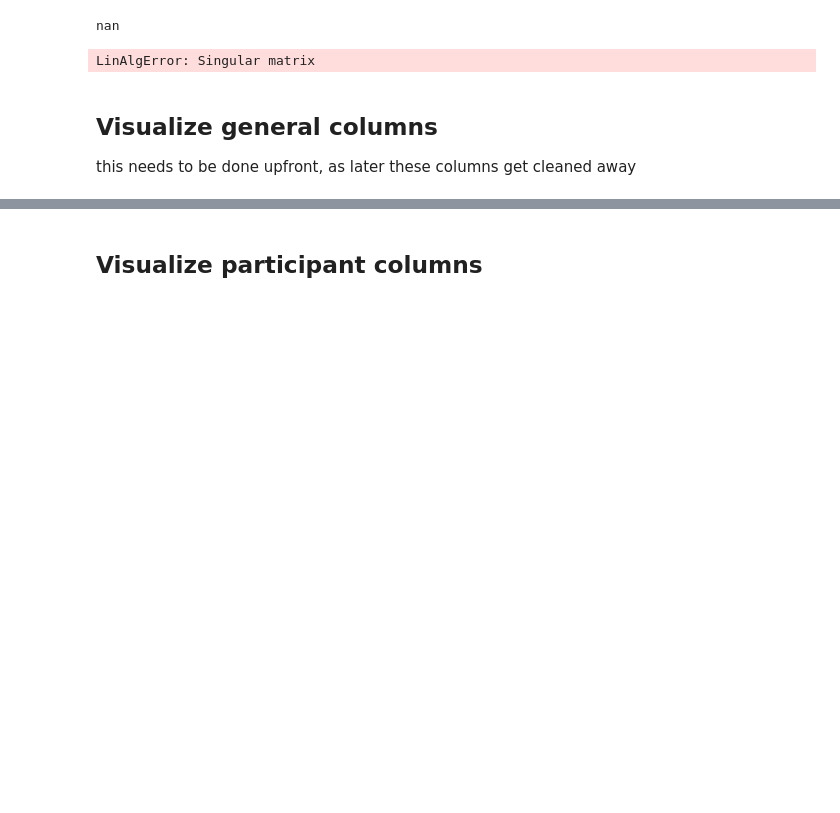
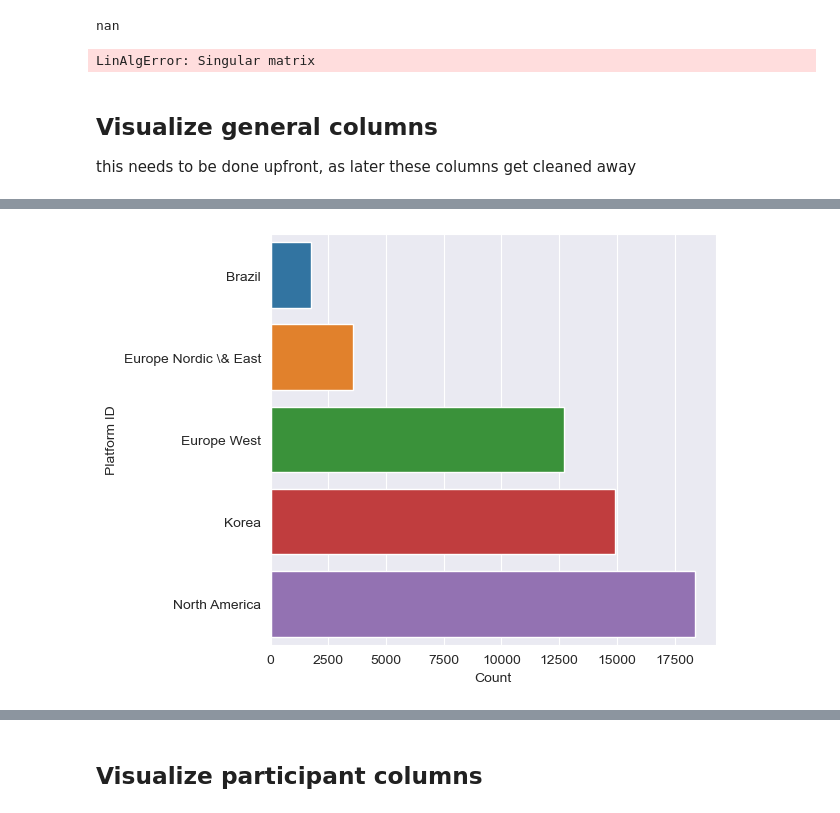
Before and after one commit to MoritzPalm/LeagueOfLegendsWinPrediction, a Jupyter notebook: Exploration/datasetViz.ipynb, the cells around one changed output, grey strips where cells are left out. Saved outputs shown, nothing was run; the diff lists cells and outputs as text; code cells hidden in the pictures; blank space fills up the shorter version.

```diff
--- a/Exploration/datasetViz.ipynb
+++ b/Exploration/datasetViz.ipynb
@@ -242,3 +242,5 @@ def merge_columns(df: pd.DataFrame) -> dict:
 ## Visualize general columns
 
 this needs to be done upfront, as later these columns get cleaned away
+# %%
+df = df_raw.copy()
@@ -245,7 +262,27 @@ this needs to be done upfront, as later these columns get cleaned away
+# %%
+code_to_country = {
+    'BR1': 'Brazil',
+    'EUN1': 'Europe Nordic \& East',
+    'EUW1': 'Europe West',
+    'JP1': 'Japan',
+    'KR': 'Korea',
+    'LA1': 'Latin America North',
+    'LA2': 'Latin America South',
+    'NA1': 'North America',
+    'OC1': 'Oceania',
+    'RU': 'Russia',
+    'TR1': 'Turkey'
+}
+df['platformId_fixed'] = df['platformId'].map(code_to_country)
 # %%
 # plot platforId distribution
-ax = sns.countplot(x='platformId', data=df_static)
-ax.set(xlabel='Platform ID', ylabel='Count')
-plt.savefig('thesis/images/platformId_distribution.pgf')
+plt.figsize = (15, 8)
+ax = sns.countplot(y='platformId_fixed', data=df)
+ax.set(ylabel='Platform ID', xlabel='Count')
+plt.tight_layout()
+plt.savefig('thesis/images/platformId_distribution.pgf', bbox_inches='tight')
+plt.show()
+# %% [output]
+[figure, added]
 # %%
 # plot game duration distribution
```
Also changed, not shown: parts of 9 cells of this notebook, 11 other files.
